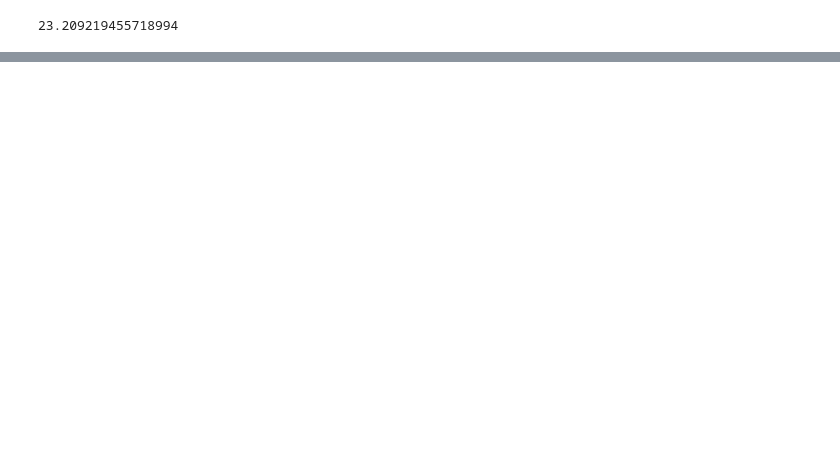
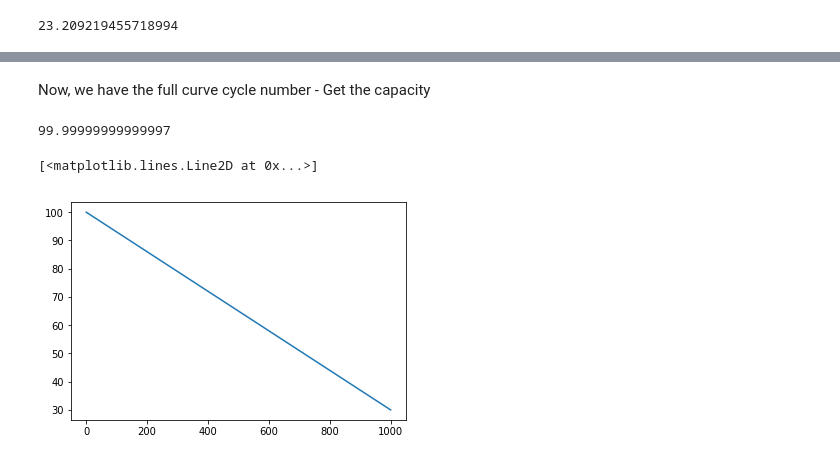
Before and after one commit to vwhu/pulolb, a Jupyter notebook: PULOLB/KNN train by partial curves.ipynb, the cells around one changed output, grey strips where cells are left out. Cells and saved outputs as stored; diff of their text form; code cells hidden in the pictures; blank space fills up the shorter version.

```diff
--- a/PULOLB/KNN train by partial curves.ipynb
+++ b/PULOLB/KNN train by partial curves.ipynb
@@ -381,0 +350,20 @@ array([611])
+# %% [markdown]
+Now, we have the full curve cycle number - Get the capacity
+# %%
+x = np.array([float(0),float(1000)])
+
+y = np.array([float(100),float(30)])
+
+coeff = np.polyfit(x,y,1)
+b = coeff[1]
+b
+# %% [output]
+99.99999999999997
+# %%
+a = coeff[0]
+b = coeff[1]
+y = a*x + b
+plt.plot(x,y)
+# %% [output]
+[<matplotlib.lines.Line2D at 0x...>]
+[figure, added]
```
Also changed, not shown: parts of 37 cells of this notebook.
